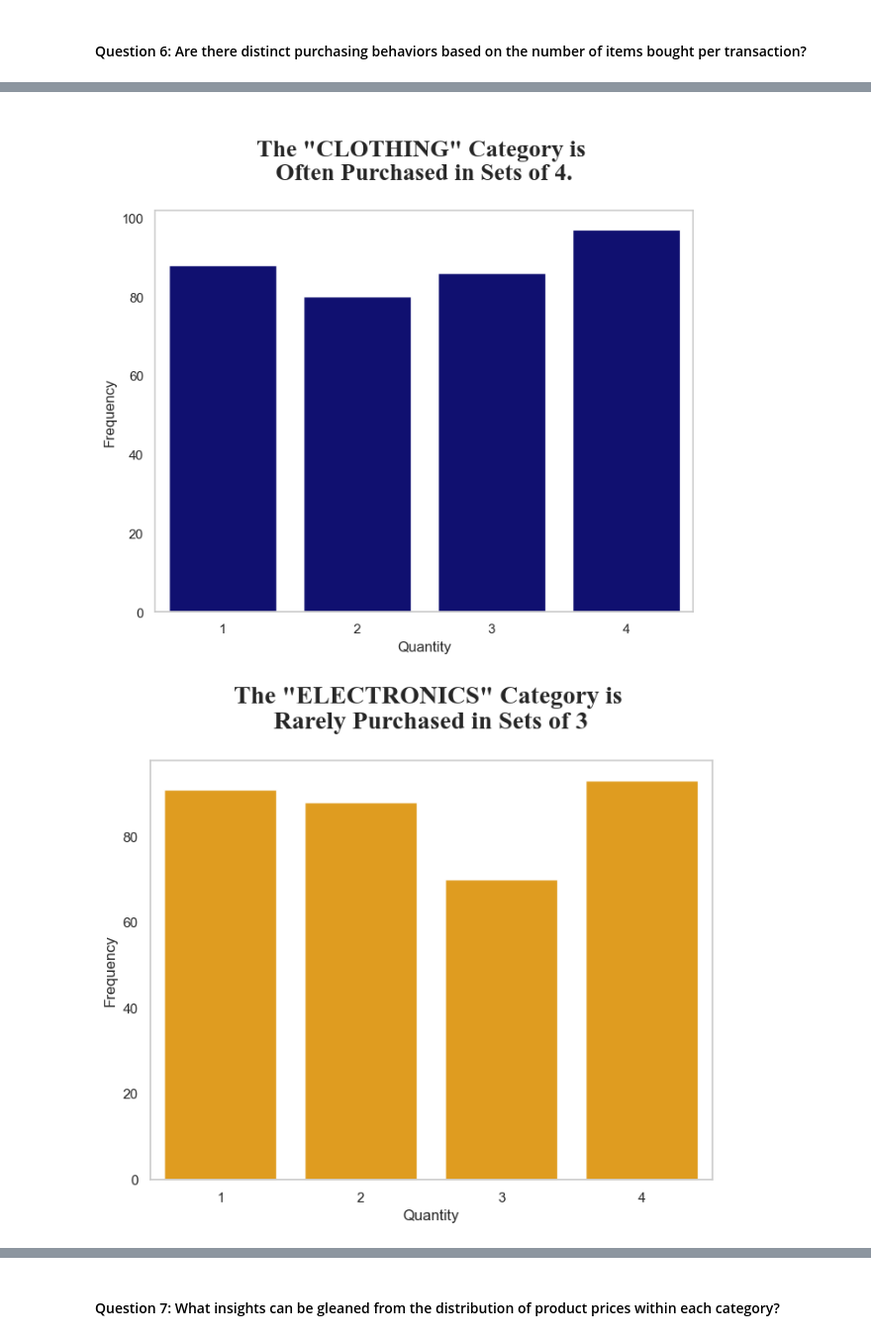
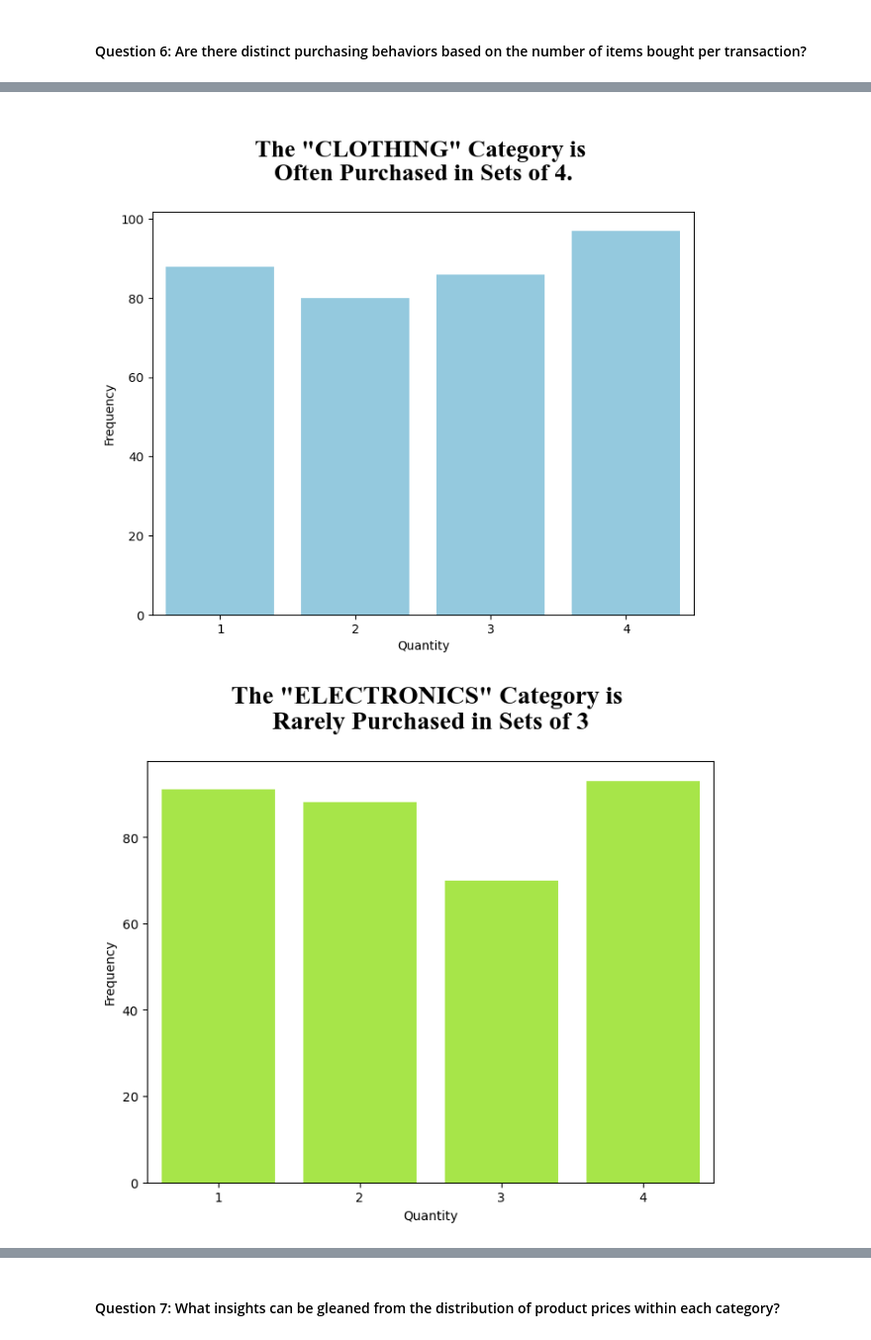
Before and after one commit to Hospoghosyan/Retail_Sales_Analysis, a Jupyter notebook: Retails_sales_analysis.ipynb, the cells around one changed output, grey strips where cells are left out. Shown at 99% size. Cells and saved outputs as stored; diff of their text form; code cells hidden in the pictures.

```diff
--- a/Retails_sales_analysis.ipynb
+++ b/Retails_sales_analysis.ipynb
@@ -396,7 +414,7 @@ Saturday = 20.987938596491222, Thursday = 17.358552631578952
 #### Question 6: Are there distinct purchasing behaviors based on the number of items bought per transaction?
 # %%
 categories = df['Category'].unique()
-colors = ['coral','navy', 'orange']
+colors = ['violet','skyblue', 'greenyellow']
 for i,category in enumerate(categories):
     max_quantity = df[df['Category'] == category]['Quantity'].mode()[0]
     plt.figure(figsize=(8, 6))
@@ -415,3 +433,3 @@ for i,category in enumerate(categories):
-[figure, old version]
+[figure, new version]
-[figure, old version]
+[figure, new version]
 # %%
```
Also changed, not shown: parts of 20 cells of this notebook.
